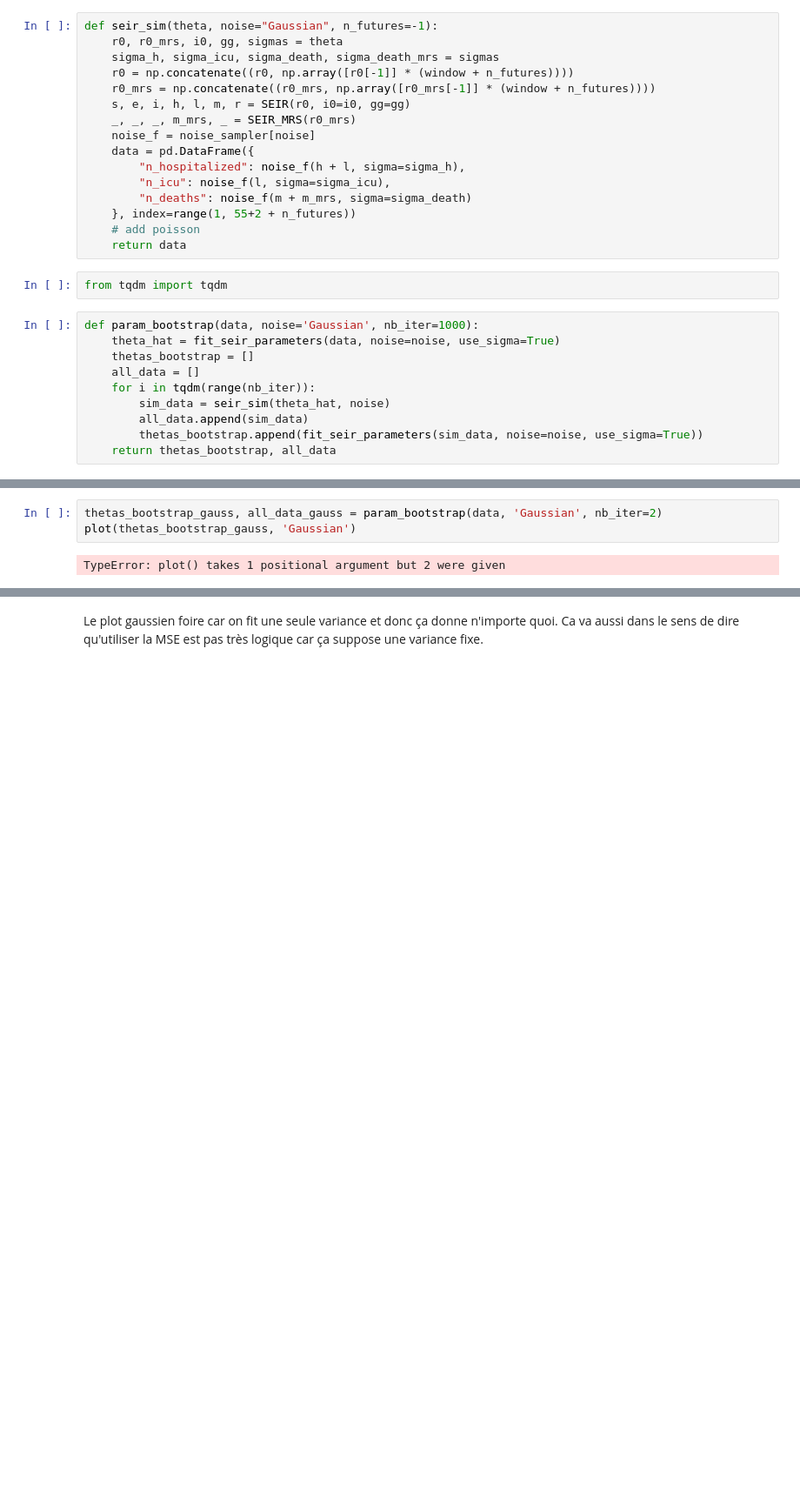
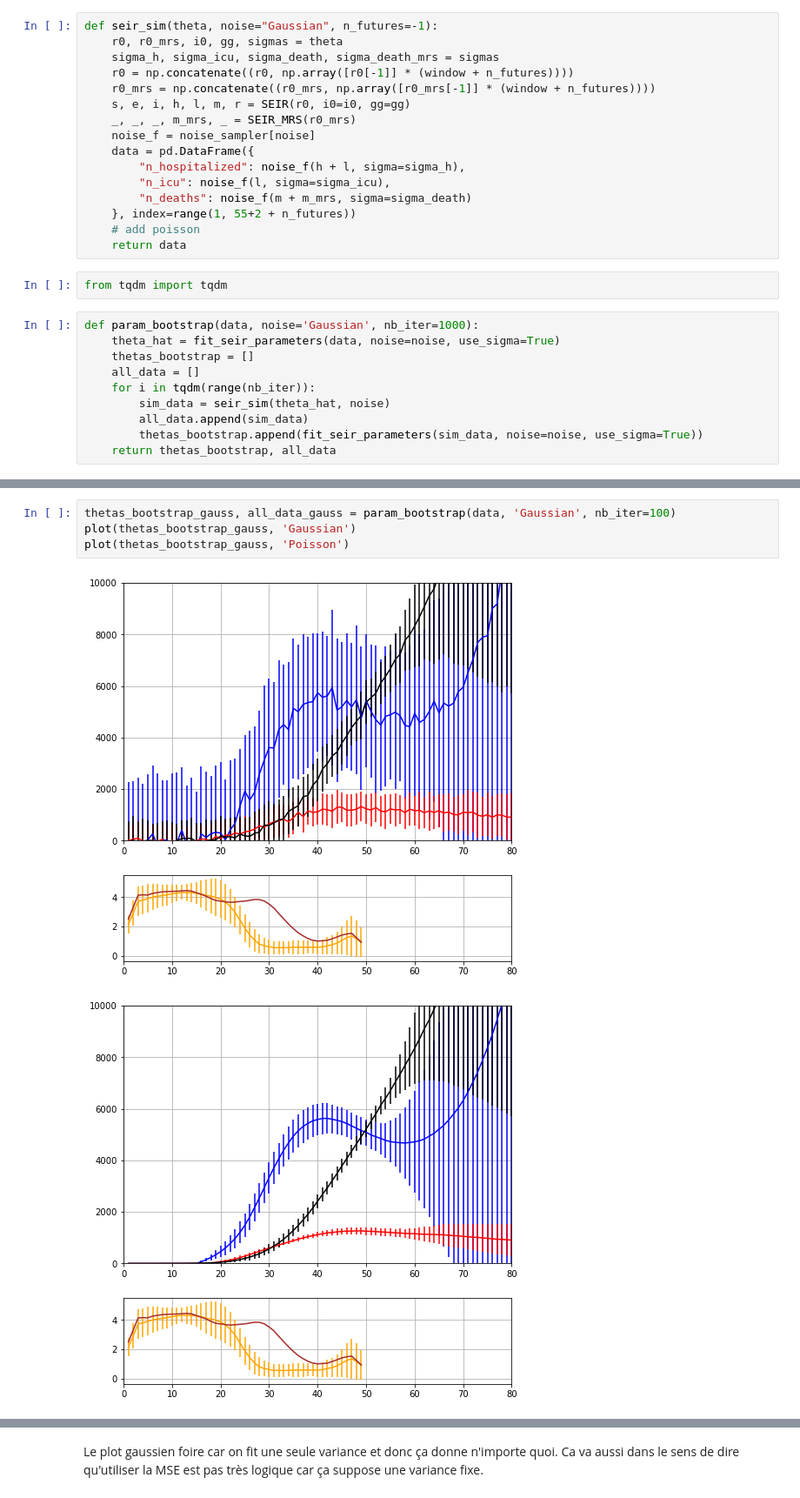
Before and after one commit to glouppe/covid19be, a Jupyter notebook: vdwnico-reimplementation-consolidated-Boostraping.ipynb, the cells around one changed output, grey strips where cells are left out. Shown at 87% size. Cells and saved outputs as stored; diff of their text form; blank space fills up the shorter version.

```diff
--- a/vdwnico-reimplementation-consolidated-Boostraping.ipynb
+++ b/vdwnico-reimplementation-consolidated-Boostraping.ipynb
@@ -536,5 +543,7 @@ def plot(thetas_bootstrap, noise):
 # %%
-thetas_bootstrap_gauss, all_data_gauss = param_bootstrap(data, 'Gaussian', nb_iter=2)
+thetas_bootstrap_gauss, all_data_gauss = param_bootstrap(data, 'Gaussian', nb_iter=100)
 plot(thetas_bootstrap_gauss, 'Gaussian')
+plot(thetas_bootstrap_gauss, 'Poisson')
 # %% [output]
-TypeError: plot() takes 1 positional argument but 2 were given
+[figure, added]
+[figure, added]
```
Also changed, not shown: parts of 10 cells of this notebook.
